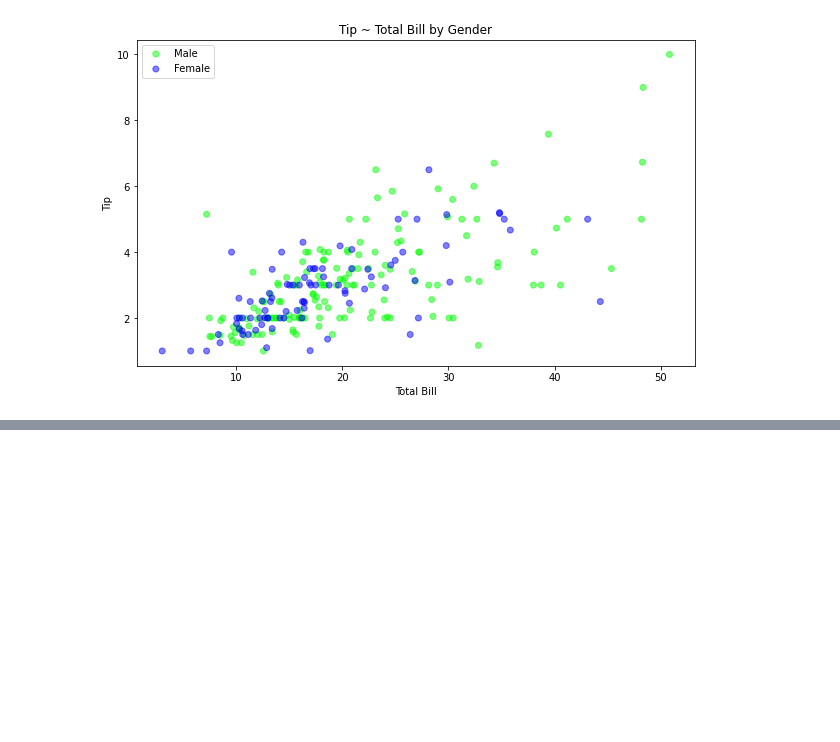
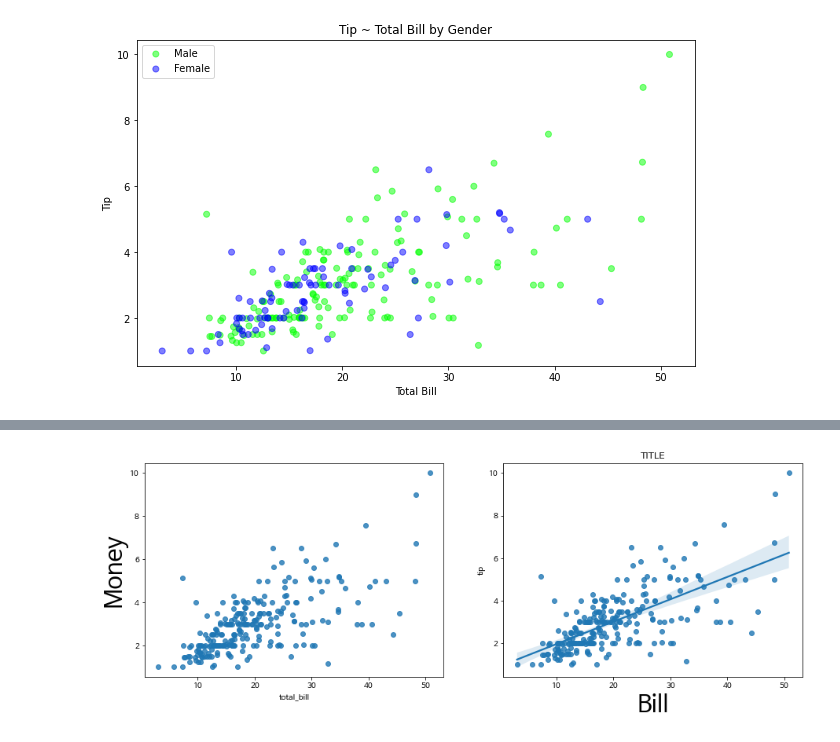
Before and after one commit to gyeong89/ALK_Python, a Jupyter notebook: python230321.ipynb, the cells around one changed output, grey strips where cells are left out. Saved outputs shown, nothing was run; the diff lists cells and outputs as text; code cells hidden in the pictures; blank space fills up the shorter version.

```diff
--- a/python230321.ipynb
+++ b/python230321.ipynb
@@ -160,0 +226,21 @@ fig.show()
+# %%
+fig, ax = plt.subplots(nrows = 1, ncols = 2, figsize = (15, 5))
+
+sns.regplot(x = 'total_bill',
+            y = 'tip',
+            data = tips,
+            ax = ax[1],
+            fit_reg = True)
+ax[1].set_xlabel('Bill', size = 30)
+ax[1].set_title('TITLE')
+
+sns.regplot(x = 'total_bill',
+            y = 'tip',
+            data = tips,
+            ax = ax[0],
+            fit_reg = False)
+ax[0].set_ylabel('Money', size = 30)
+
+plt.show()
+# %% [output]
+[figure, added]
```
Also changed, not shown: parts of 35 cells of this notebook.
